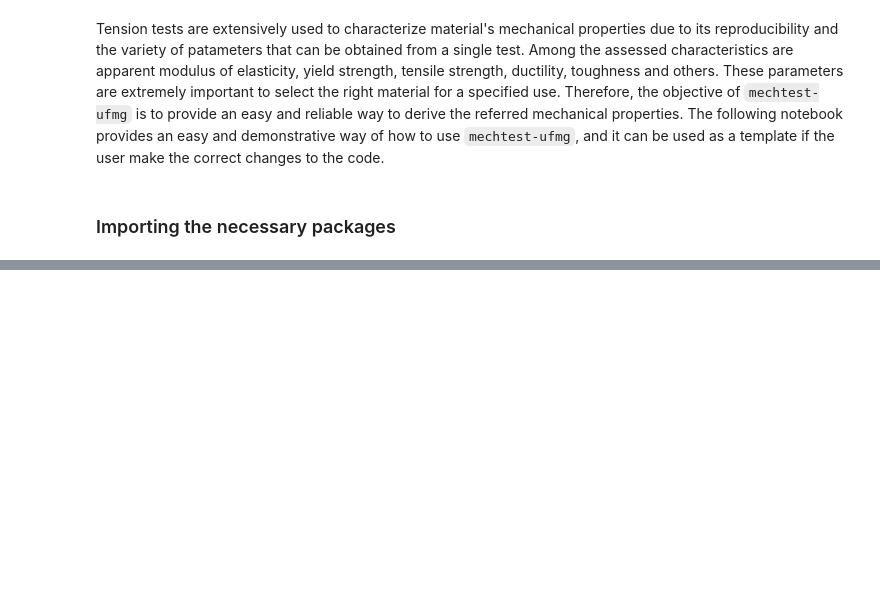
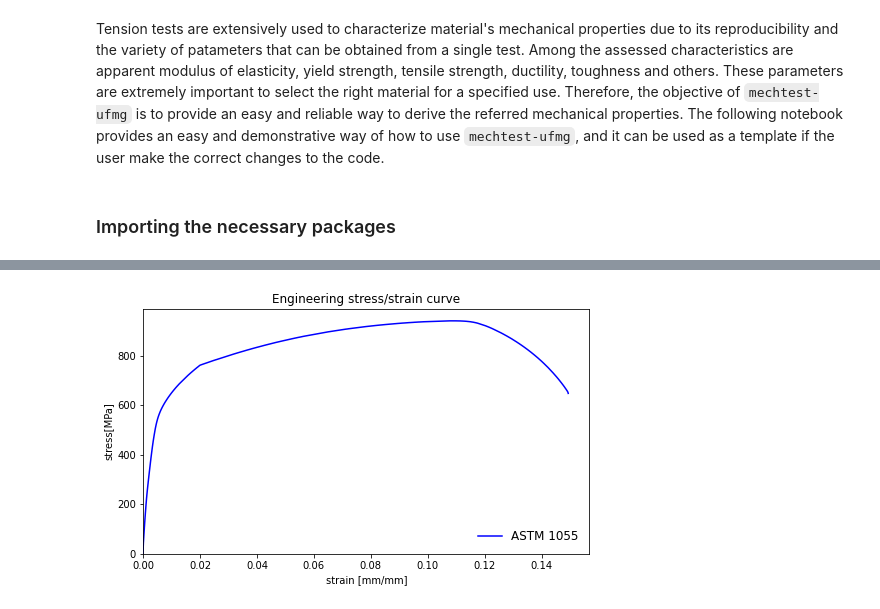
Before and after one commit to pedrodamas0803/mechtest_ufmg, a Jupyter notebook: docs/demo.ipynb, the cells around one changed output, grey strips where cells are left out. Saved outputs shown, nothing was run; the diff lists cells and outputs as text; code cells hidden in the pictures; blank space fills up the shorter version.

```diff
--- a/docs/demo.ipynb
+++ b/docs/demo.ipynb
@@ -15,0 +14,5 @@ steel1 = pd.read_csv()
+# %%
+data = pd.read_csv('data/astm1055.tsv', sep='\t', decimal=',')
+
+strain = data['Strain']
+stress = data['Stress']
@@ -15,0 +25,2 @@ steel1 = pd.read_csv()
+# %%
+steel1 = mech.Tensile_test(strain, stress, specimen_name = 'ASTM 1055')
@@ -15,0 +81,4 @@ steel1 = pd.read_csv()
+# %%
+steel1.plot_conventional_curve()
+# %% [output]
+[figure, added]
```
Also changed, not shown: parts of 17 cells of this notebook.
